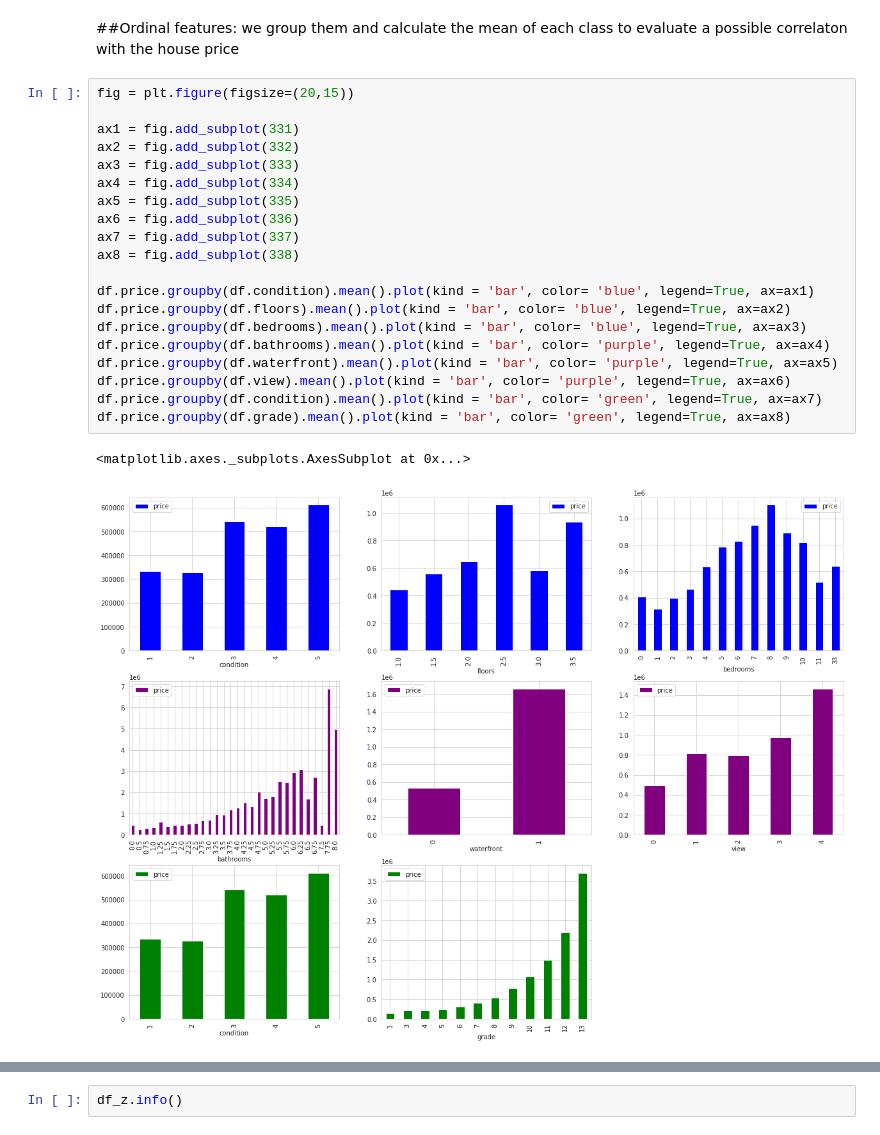
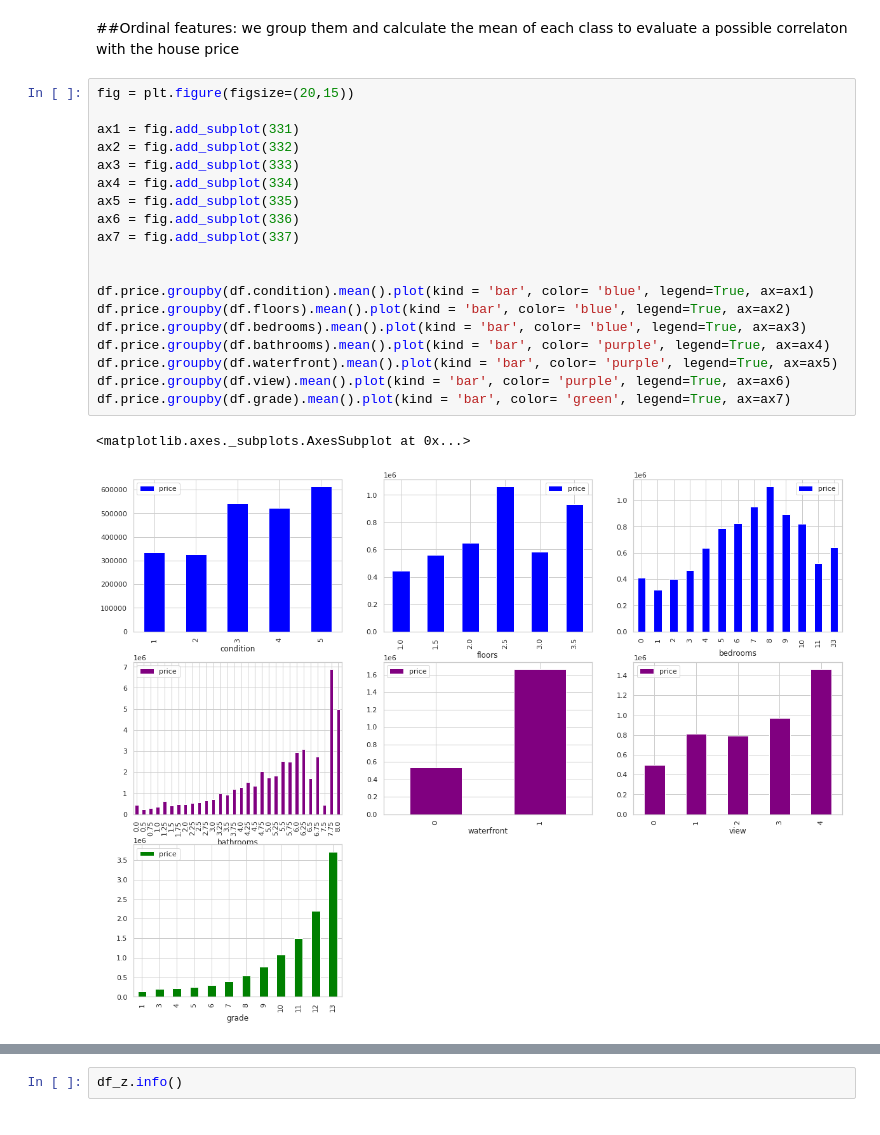
Before and after one commit to ChristianWussow/Portfolio, a Jupyter notebook: Data_Analytics_Project.ipynb, the cells around one changed output, grey strips where cells are left out. Cells and saved outputs as stored; diff of their text form.

```diff
--- a/Data_Analytics_Project.ipynb
+++ b/Data_Analytics_Project.ipynb
@@ -298,26 +298,25 @@ we group them and calculate the mean of each class to evaluate a possible correl
 # %%
 fig = plt.figure(figsize=(20,15))
 
 ax1 = fig.add_subplot(331)
 ax2 = fig.add_subplot(332)
 ax3 = fig.add_subplot(333)
 ax4 = fig.add_subplot(334)
 ax5 = fig.add_subplot(335)
 ax6 = fig.add_subplot(336)
 ax7 = fig.add_subplot(337)
-ax8 = fig.add_subplot(338)
+
 
 df.price.groupby(df.condition).mean().plot(kind = 'bar', color= 'blue', legend=True, ax=ax1)
 df.price.groupby(df.floors).mean().plot(kind = 'bar', color= 'blue', legend=True, ax=ax2)
 df.price.groupby(df.bedrooms).mean().plot(kind = 'bar', color= 'blue', legend=True, ax=ax3)
 df.price.groupby(df.bathrooms).mean().plot(kind = 'bar', color= 'purple', legend=True, ax=ax4)
 df.price.groupby(df.waterfront).mean().plot(kind = 'bar', color= 'purple', legend=True, ax=ax5)
 df.price.groupby(df.view).mean().plot(kind = 'bar', color= 'purple', legend=True, ax=ax6)
-df.price.groupby(df.condition).mean().plot(kind = 'bar', color= 'green', legend=True, ax=ax7)
-df.price.groupby(df.grade).mean().plot(kind = 'bar', color= 'green', legend=True, ax=ax8)
+df.price.groupby(df.grade).mean().plot(kind = 'bar', color= 'green', legend=True, ax=ax7)
 # %% [output]
 <matplotlib.axes._subplots.AxesSubplot at 0x...>
-[figure, old version]
+[figure, new version]
 # %% [markdown]
 ### 6.Outliers detection:<a id='outliers'></a>
 Having outliers is a common problem that might affect the quality of the model that we're building.
```
Also changed, not shown: parts of 29 cells of this notebook.
